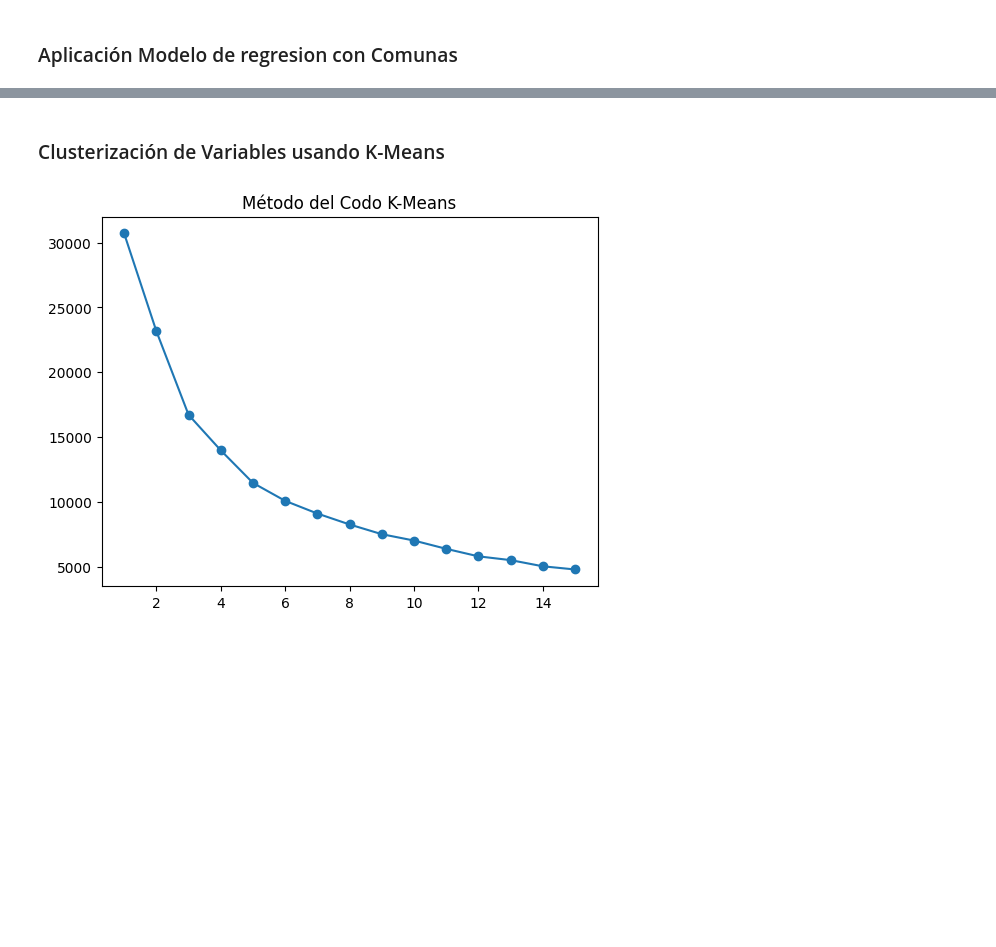
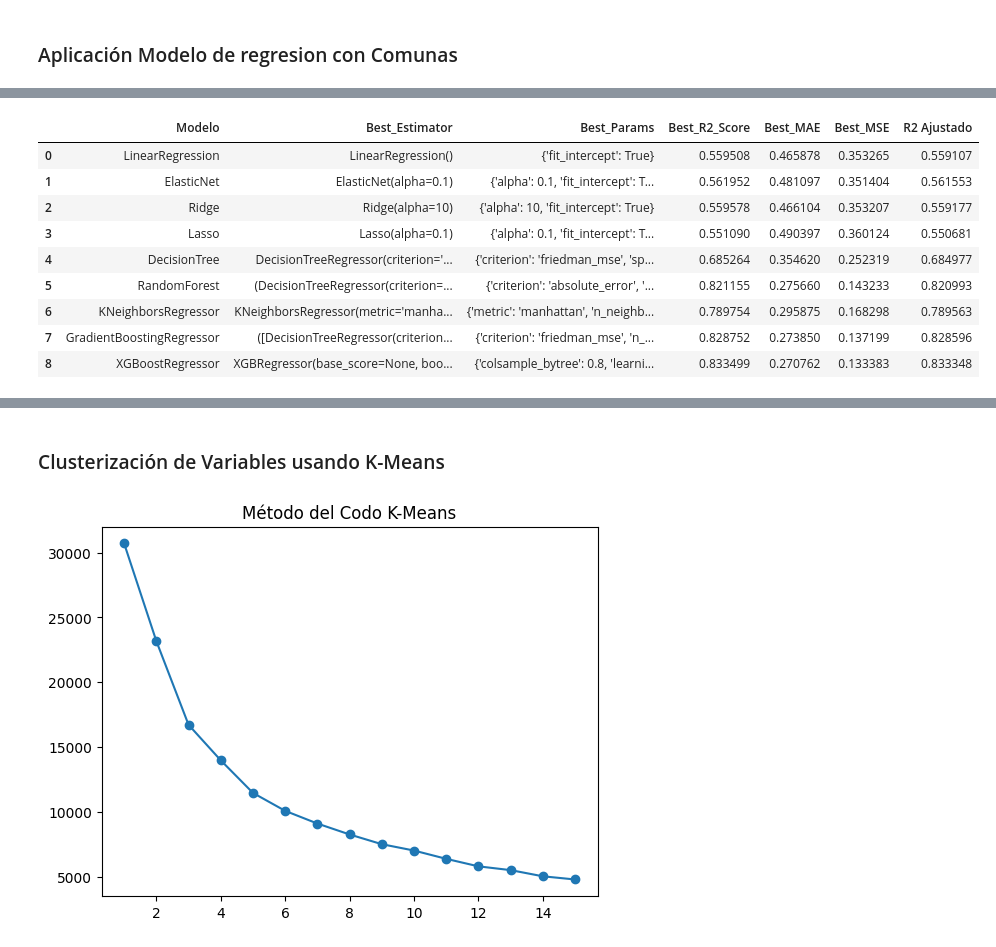
Before and after one commit to mespinoza8/Prediccion-Precio-Casas, a Jupyter notebook: precio_casas.ipynb, the cells around one changed output, grey strips where cells are left out. Cells and saved outputs as stored; diff of their text form; code cells hidden in the pictures; blank space fills up the shorter version.

```diff
--- a/precio_casas.ipynb
+++ b/precio_casas.ipynb
@@ -236,6 +229,6 @@ df_casas_1=df_casas.dropna(how='any')
 df_casas_1=df_casas_1[(df_casas_1['Total Area']<250000) & (df_casas_1['Built Area']<300000)]
 
 X_sin_comunas=df_casas_1[['Dorms','Baths','Built Area','Total Area','Parking']]
-y_sin_comunas=df_casas_1['Price_UF']
+y_sin_comunas=np.log(df_casas_1['Price_UF'])
 
 df_sin_comunas=modelos_regresion(X_sin_comunas,y_sin_comunas)
@@ -252,0 +291,13 @@ df_con_comunas=modelos_regresion(X_con_comunas,y_con_comunas)
+# %%
+df_sin_comunas
+# %% [output]
+|  | Modelo | Best_Estimator | Best_Params | Best_R2_Score | Best_MAE | Best_MSE | R2 Ajustado |
+| 0 | LinearRegression | LinearRegression() | {'fit_intercept': True} | 0.559508 | 0.465878 | 0.353265 | 0.559107 |
+| 1 | ElasticNet | ElasticNet(alpha=0.1) | {'alpha': 0.1, 'fit_intercept': T... | 0.561952 | 0.481097 | 0.351404 | 0.561553 |
+| 2 | Ridge | Ridge(alpha=10) | {'alpha': 10, 'fit_intercept': True} | 0.559578 | 0.466104 | 0.353207 | 0.559177 |
+| 3 | Lasso | Lasso(alpha=0.1) | {'alpha': 0.1, 'fit_intercept': T... | 0.551090 | 0.490397 | 0.360124 | 0.550681 |
+| 4 | DecisionTree | DecisionTreeRegressor(criterion='... | {'criterion': 'friedman_mse', 'sp... | 0.685264 | 0.354620 | 0.252319 | 0.684977 |
+| 5 | RandomForest | (DecisionTreeRegressor(criterion=... | {'criterion': 'absolute_error', '... | 0.821155 | 0.275660 | 0.143233 | 0.820993 |
+| 6 | KNeighborsRegressor | KNeighborsRegressor(metric='manha... | {'metric': 'manhattan', 'n_neighb... | 0.789754 | 0.295875 | 0.168298 | 0.789563 |
+| 7 | GradientBoostingRegressor | ([DecisionTreeRegressor(criterion... | {'criterion': 'friedman_mse', 'n_... | 0.828752 | 0.273850 | 0.137199 | 0.828596 |
+| 8 | XGBoostRegressor | XGBRegressor(base_score=None, boo... | {'colsample_bytree': 0.8, 'learni... | 0.833499 | 0.270762 | 0.133383 | 0.833348 |
```
Also changed, not shown: parts of 8 cells of this notebook.
